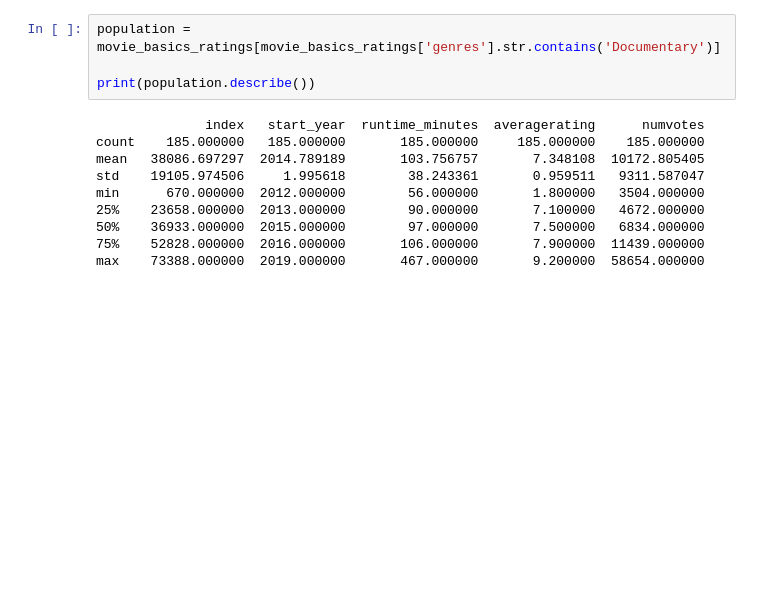
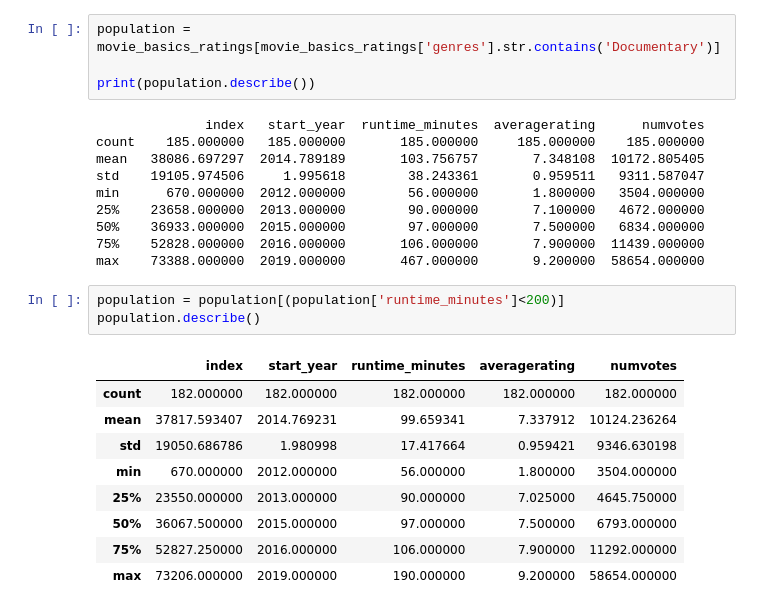
Before and after one commit to omunozsanchezdeloitte/Capstone---LPod-3, a Jupyter notebook: index.ipynb, the cells around one changed output. Drawn from its saved outputs; the diff is of its cells as text; blank space fills up the shorter version.

```diff
--- a/index.ipynb
+++ b/index.ipynb
@@ -295,6 +295,19 @@ min      670.000000  2012.000000        56.000000       1.800000   3504.000000
 50%    36933.000000  2015.000000        97.000000       7.500000   6834.000000
 75%    52828.000000  2016.000000       106.000000       7.900000  11439.000000
 max    73388.000000  2019.000000       467.000000       9.200000  58654.000000
+# %%
+population = population[(population['runtime_minutes']<200)]
+population.describe()
+# %% [output]
+|  | index | start_year | runtime_minutes | averagerating | numvotes |
+| count | 182.000000 | 182.000000 | 182.000000 | 182.000000 | 182.000000 |
+| mean | 37817.593407 | 2014.769231 | 99.659341 | 7.337912 | 10124.236264 |
+| std | 19050.686786 | 1.980998 | 17.417664 | 0.959421 | 9346.630198 |
+| min | 670.000000 | 2012.000000 | 56.000000 | 1.800000 | 3504.000000 |
+| 25% | 23550.000000 | 2013.000000 | 90.000000 | 7.025000 | 4645.750000 |
+| 50% | 36067.500000 | 2015.000000 | 97.000000 | 7.500000 | 6793.000000 |
+| 75% | 52827.250000 | 2016.000000 | 106.000000 | 7.900000 | 11292.000000 |
+| max | 73206.000000 | 2019.000000 | 190.000000 | 9.200000 | 58654.000000 |
 # %%
 fig,(ax_box, ax_hist) = plt.subplots(2, figsize=(15,8), sharex=True, gridspec_kw={"height_ratios": (.15, .85)})
 
```
Also changed, not shown: parts of 8 cells of this notebook.
